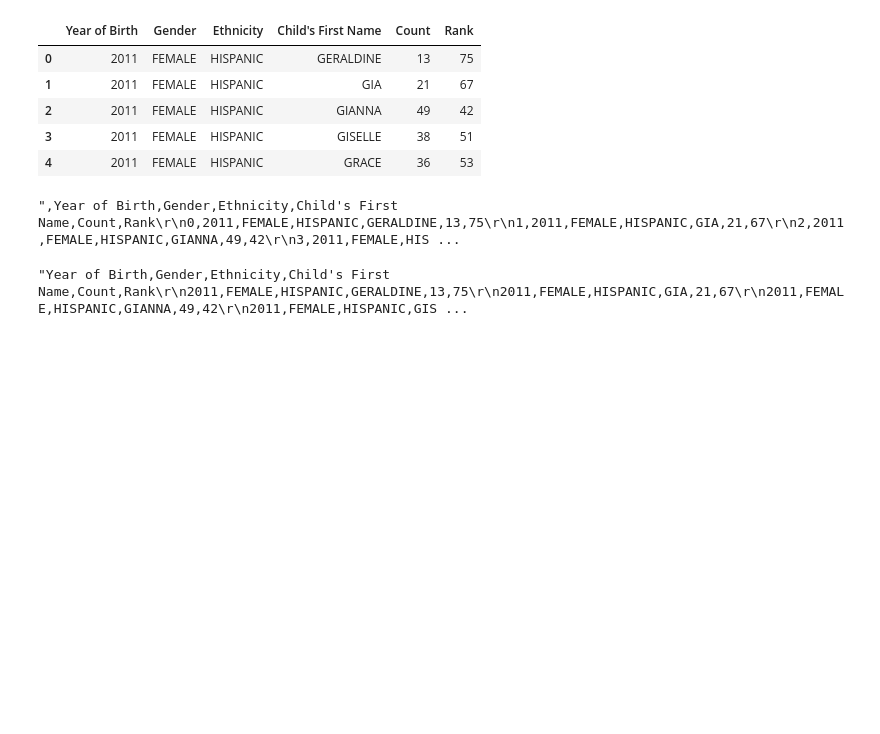
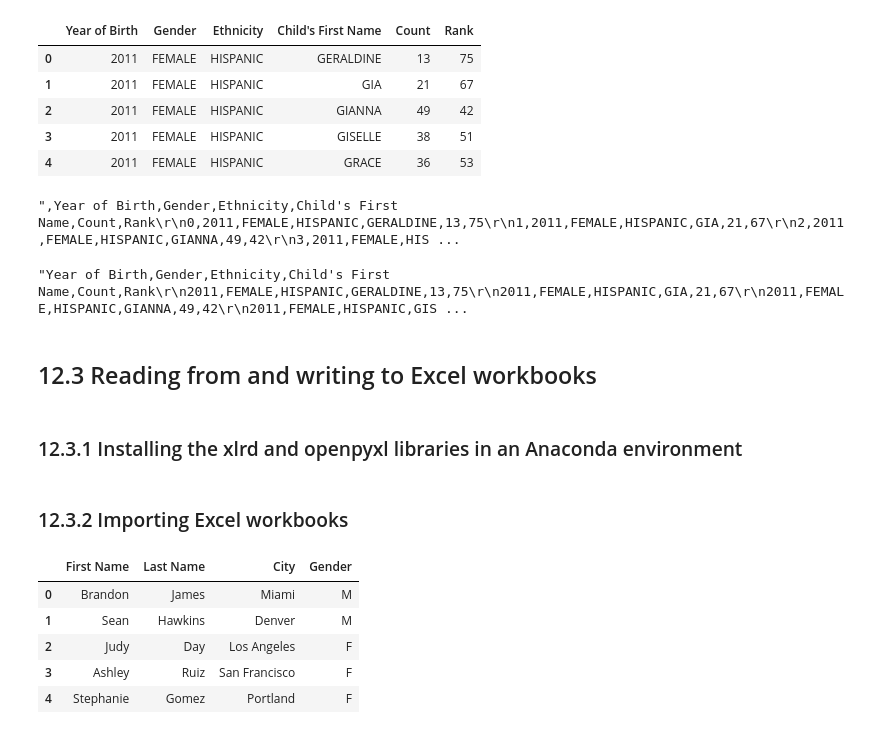
Before and after one commit to ljyGmail/pandas_in_action, a Jupyter notebook: ch12_imports_and_exports.ipynb, the cells around one changed output. Cells and saved outputs as stored; diff of their text form; code cells hidden in the pictures; blank space fills up the shorter version.

Commit message:
12.3 reading from and writing to excel workbooks

```diff
--- a/ch12_imports_and_exports.ipynb
+++ b/ch12_imports_and_exports.ipynb
@@ -191,3 +191,7 @@ baby_names.to_csv(
     index=False,
     columns=["Gender", "Child's First Name", "Count"]
 )
+# %% [markdown]
+## 12.3 Reading from and writing to Excel workbooks
+# %% [markdown]
+### 12.3.1 Installing the xlrd and openpyxl libraries in an Anaconda environment
@@ -193,0 +200,11 @@ baby_names.to_csv(
+# %% [markdown]
+### 12.3.2 Importing Excel workbooks
+# %%
+pd.read_excel("data/ch12/Single Worksheet.xlsx")
+# %% [output]
+|  | First Name | Last Name | City | Gender |
+| 0 | Brandon | James | Miami | M |
+| 1 | Sean | Hawkins | Denver | M |
+| 2 | Judy | Day | Los Angeles | F |
+| 3 | Ashley | Ruiz | San Francisco | F |
+| 4 | Stephanie | Gomez | Portland | F |
```
Also changed, not shown: parts of 16 cells of this notebook, 3 other files.
